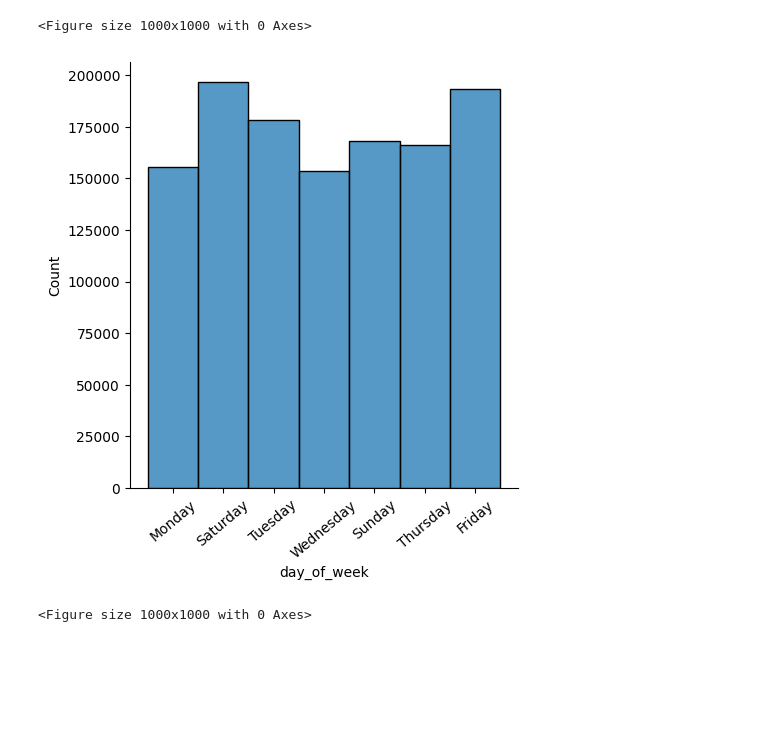
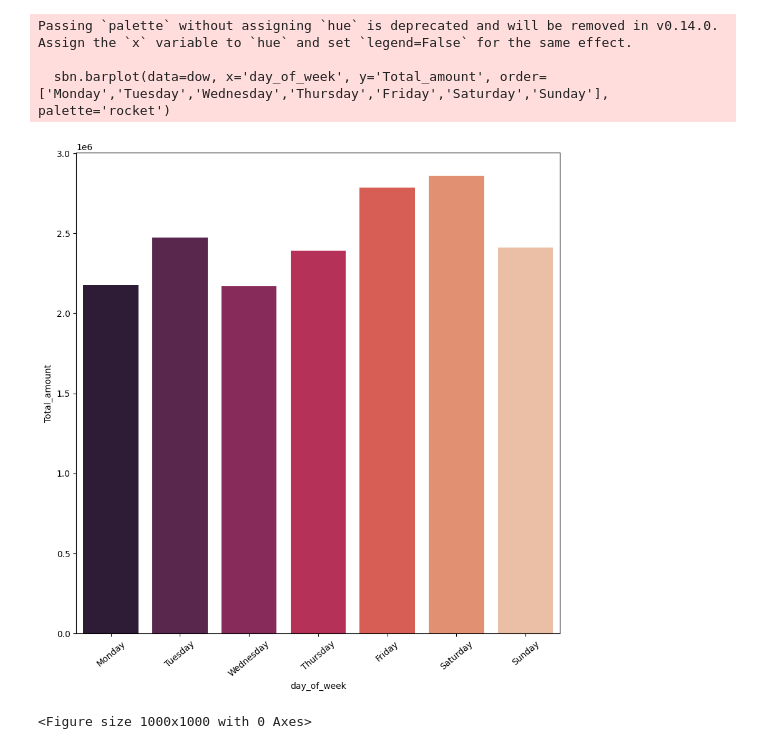
Before and after one commit to AVelaryon/Green_Taxi_2013_Data, a Jupyter notebook: Taxi_Business_Project.ipynb, the cells around one changed output. Drawn from its saved outputs; the diff is of its cells as text; code cells hidden in the pictures; blank space fills up the shorter version.

Commit message:
Modifying Visuals

```diff
--- a/Taxi_Business_Project.ipynb
+++ b/Taxi_Business_Project.ipynb
@@ -6,6 +6,9 @@ import seaborn as sbn
 import datetime as dtime
 # %%
 data = pd.read_csv(r"C:\Users\dwigh\Downloads\2013_Green_Taxi_Trip_Data_20241028.csv")
+data.pickup_datetime = pd.to_datetime(data.pickup_datetime)
+data.dropoff_datetime = pd.to_datetime(data.dropoff_datetime)
+data['time_diff'] = (data.dropoff_datetime - data.pickup_datetime).dt.total_seconds().div(60)
 data.head()
 # %% [output]
 |  | vendor_id | pickup_datetime | dropoff_datetime | Store_and_fwd_flag | rate_code | Dropoff_latitude | ... |
@@ -17,5 +20,0 @@ data.head()
-# %%
-data.pickup_datetime = pd.to_datetime(data.pickup_datetime)
-data.dropoff_datetime = pd.to_datetime(data.dropoff_datetime)
-data['time_diff'] = (data.dropoff_datetime - data.pickup_datetime).total_seconds().div(60)
-data.head()
@@ -32,14 +24,22 @@ data.drop(columns=['Ehail_fee'], inplace=True)
 data['day_of_week'] = data['pickup_datetime'].dt.day_name()
 data['month'] = data.pickup_datetime.dt.month_name()
 data['hour'] = data.pickup_datetime.dt.hour
+# %%
+data.sort_values(by='pickup_datetime', inplace=True)
+# %%
+mon_dow_hr = data.groupby(['vendor_id','month','day_of_week','hour'], as_index=False)[['Total_amount']].sum()
+mon_dow = data.groupby(['vendor_id','month','day_of_week'], as_index=False)[['Total_amount']].sum()
+dow = data.groupby('day_of_week', as_index=False)[['Total_amount']].sum()
 # %%
 fig= plt.figure(figsize=(10,10))
-sbn.displot(data=data,x=data.day_of_week, kind='hist')
+sbn.barplot(data=dow, x='day_of_week', y='Total_amount', order=['Monday','Tuesday','Wednesday','Thursday','Friday','Saturday','Sunday'], palette='rocket')
 plt.xticks(rotation=40)
 plt.show()
 # %% [output]
-<Figure size 1000x1000 with 0 Axes>
+Passing `palette` without assigning `hue` is deprecated and will be removed in v0.14.0. Assign the `x` variable to `hue` and set `legend=False` for the same effect.
+
+  sbn.barplot(data=dow, x='day_of_week', y='Total_amount', order=['Monday','Tuesday','Wednesday','Thursday','Friday','Saturday','Sunday'], palette='rocket')
-[figure, old version]
+[figure, new version]
 # %%
 fig= plt.figure(figsize=(10,10))
 sbn.displot(data=data,x=data.hour, kind='hist')
```
Also changed, not shown: parts of 7 cells of this notebook.
